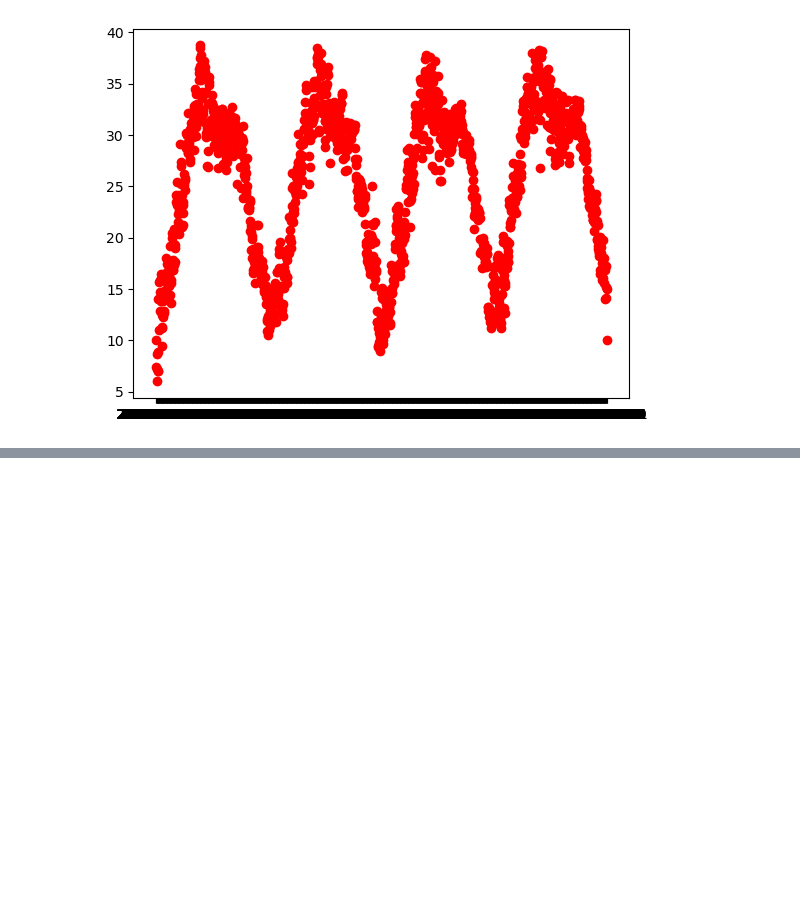
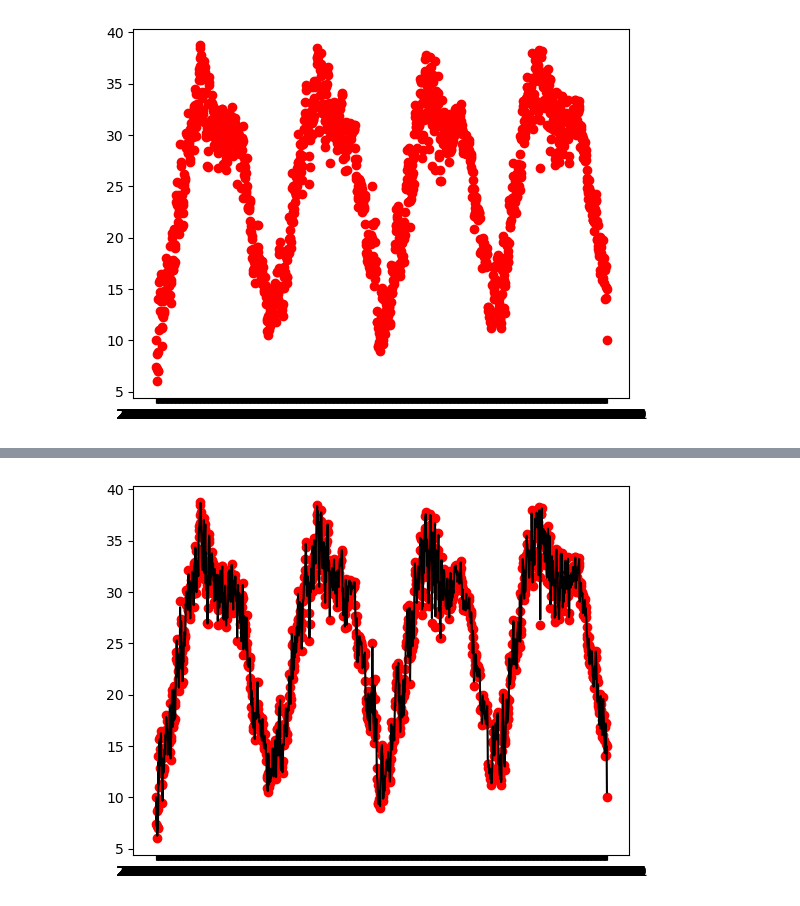
Before and after one commit to AyushVaZe67/Deep-Learning, a Jupyter notebook: Learning/EWMA.ipynb, the cells around one changed output, grey strips where cells are left out. Drawn from its saved outputs; the diff is of its cells as text; code cells hidden in the pictures; blank space fills up the shorter version.

```diff
--- a/Learning/EWMA.ipynb
+++ b/Learning/EWMA.ipynb
@@ -27,3 +27,5 @@ plt.scatter(df['date'],df['meantemp'],color='red')
 # %% [output]
 <matplotlib.collections.PathCollection at 0x...>
 [figure]
+# %%
+x1 = df['meantemp'].ewm(alpha=0.1).mean()
@@ -29,0 +47,2 @@ plt.scatter(df['date'],df['meantemp'],color='red')
+# %%
+df['EWMA'] = x1
@@ -29,0 +65,6 @@ plt.scatter(df['date'],df['meantemp'],color='red')
+# %%
+plt.scatter(df['date'],df['meantemp'],color='red')
+plt.plot(df['date'],x1,color='black')
+plt.show()
+# %% [output]
+[figure, added]
```
Also changed, not shown: parts of 2 cells of this notebook.
